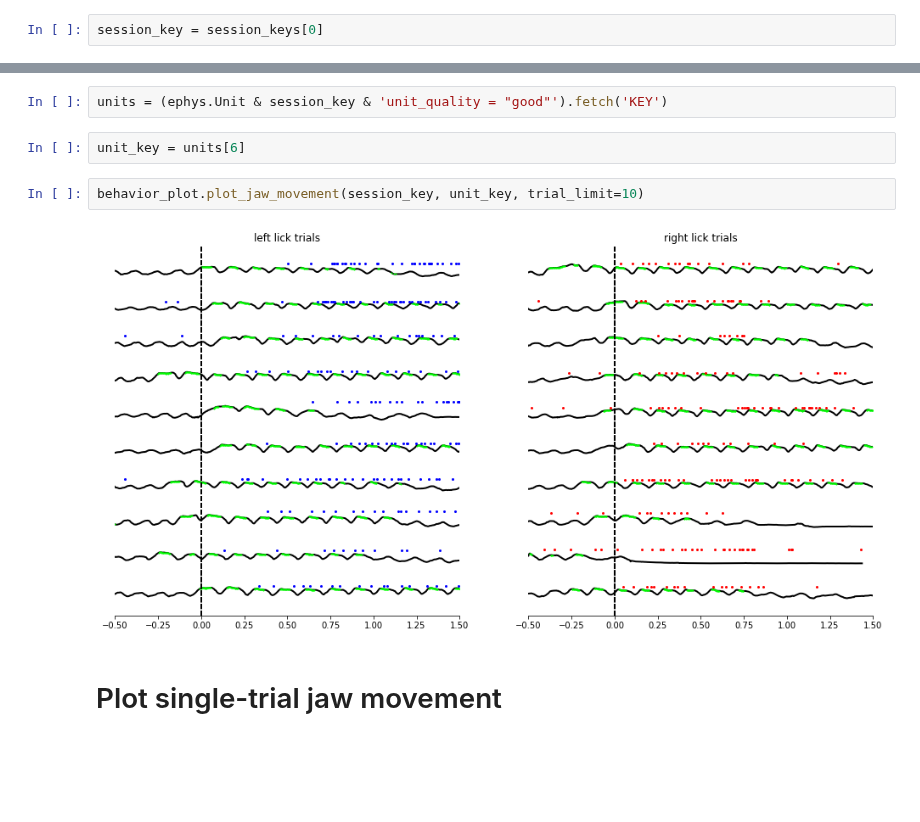
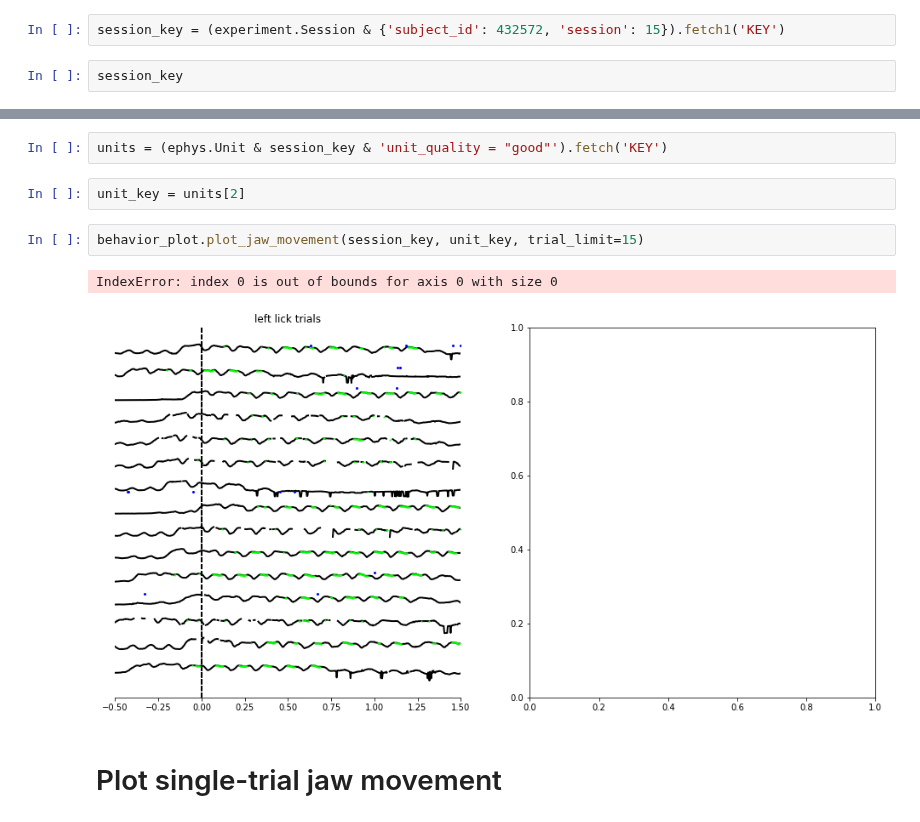
Before and after one commit to mesoscale-activity-map/map-ephys, a Jupyter notebook: notebook/plot_behavior.ipynb, the cells around one changed output, grey strips where cells are left out. Drawn from its saved outputs; the diff is of its cells as text; blank space fills up the shorter version.

```diff
--- a/notebook/plot_behavior.ipynb
+++ b/notebook/plot_behavior.ipynb
@@ -18,2 +42,4 @@ session_keys = experiment.Session.fetch('KEY')
+# %%
+session_key = (experiment.Session & {'subject_id': 432572, 'session': 15}).fetch1('KEY')
 # %%
-session_key = session_keys[0]
+session_key
@@ -46,11 +74,12 @@ behavior_plot.plot_photostim_effect(session_key, bi_alm_photostim, axis=axs[2])
 # %%
 units = (ephys.Unit & session_key & 'unit_quality = "good"').fetch('KEY')
 # %%
-unit_key = units[6]
+unit_key = units[2]
 # %%
-behavior_plot.plot_jaw_movement(session_key, unit_key, trial_limit=10)
+behavior_plot.plot_jaw_movement(session_key, unit_key, trial_limit=15)
 # %% [output]
+IndexError: index 0 is out of bounds for axis 0 with size 0
-[figure, old version]
+[figure, new version]
 # %% [markdown]
 # Plot single-trial jaw movement
 # %%
```
Also changed, not shown: parts of 16 cells of this notebook, 3 other files.
